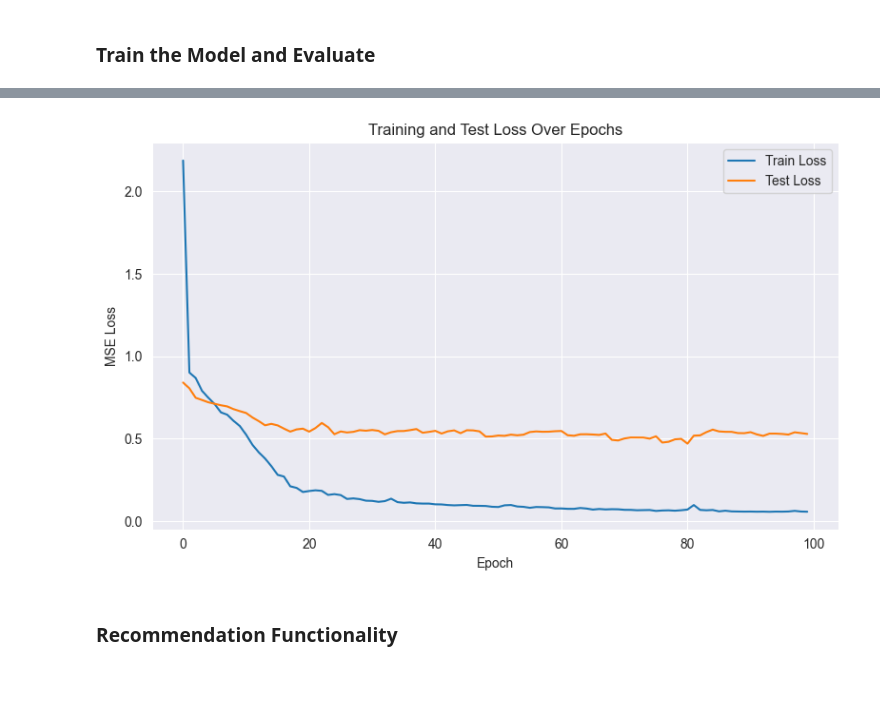
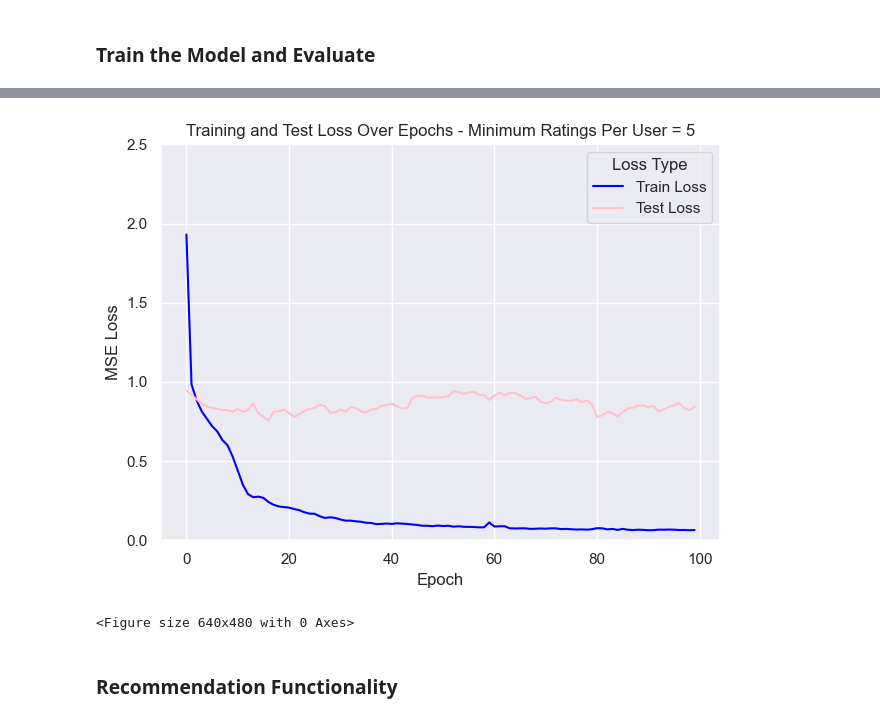
Before and after one commit to vivianweigel/TastyML, a Jupyter notebook: MLP_V2.ipynb, the cells around one changed output, grey strips where cells are left out. Saved outputs shown, nothing was run; the diff lists cells and outputs as text; code cells hidden in the pictures; blank space fills up the shorter version.

Commit message:
Comparison Graph and Save MLP Figures

```diff
--- a/MLP_V2.ipynb
+++ b/MLP_V2.ipynb
@@ -181,14 +182,30 @@ for epoch in range(n_epochs):
 
     print(f"Epoch {epoch+1}/{n_epochs} - Train Loss: {avg_train_loss:.4f}, Test Loss: {avg_test_loss:.4f}")
 
-plt.figure(figsize=(8, 5))
-plt.plot(train_losses, label="Train Loss")
-plt.plot(test_losses, label="Test Loss")
-plt.xlabel("Epoch")
-plt.ylabel("MSE Loss")
-plt.title("Training and Test Loss Over Epochs")
-plt.legend()
+
+# Create an epoch range assuming train_losses and test_losses are lists/arrays
+epochs = list(range(len(train_losses)))
+
+# Create a DataFrame from the loss lists
+df_loss = pd.DataFrame({
+    'Epoch': epochs,
+    'Train Loss': train_losses,
+    'Test Loss': test_losses
+})
+
+# Melt the DataFrame to long format for Seaborn
+df_long = df_loss.melt('Epoch', var_name='Loss Type', value_name='MSE Loss')
+
+# Define a palette: change the test loss (normally orange) to pink
+palette = {'Train Loss': 'blue', 'Test Loss': 'pink'}
+
+plt.figure(figsize=(6.5, 5))
+sns.set_theme(style="darkgrid")
+plt.ylim(0,2.5)
+sns.lineplot(data=df_long, x='Epoch', y='MSE Loss', hue='Loss Type', palette=palette)
+plt.title("Training and Test Loss Over Epochs - Minimum Ratings Per User = 5")
 plt.grid(True)
 plt.tight_layout()
 plt.show()
+plt.savefig("MLP_V2_convergence_users5.png")
 # %% [output]
@@ -212,4 +229,5 @@ Epoch 100/100 - Train Loss: 0.0574, Test Loss: 0.5293
-[figure, old version]
+[figure, new version]
+<Figure size 640x480 with 0 Axes>
 # %% [markdown]
 ### Recommendation Functionality
 # %%
```
Also changed, not shown: parts of 10 cells of this notebook, 5 other files.
